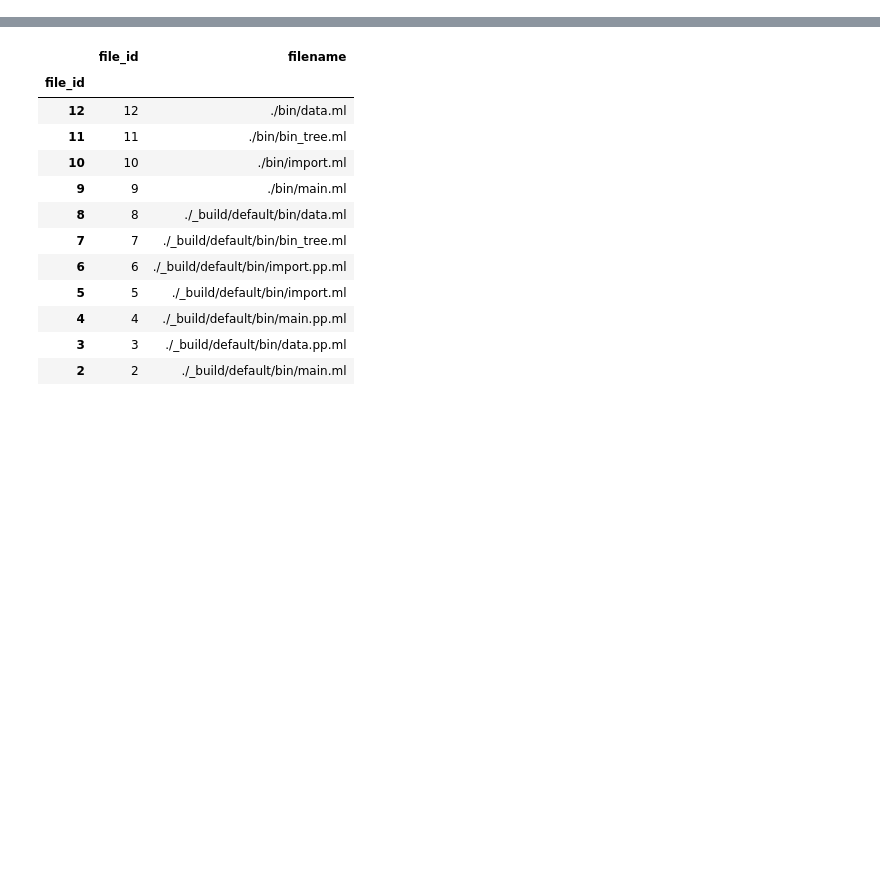
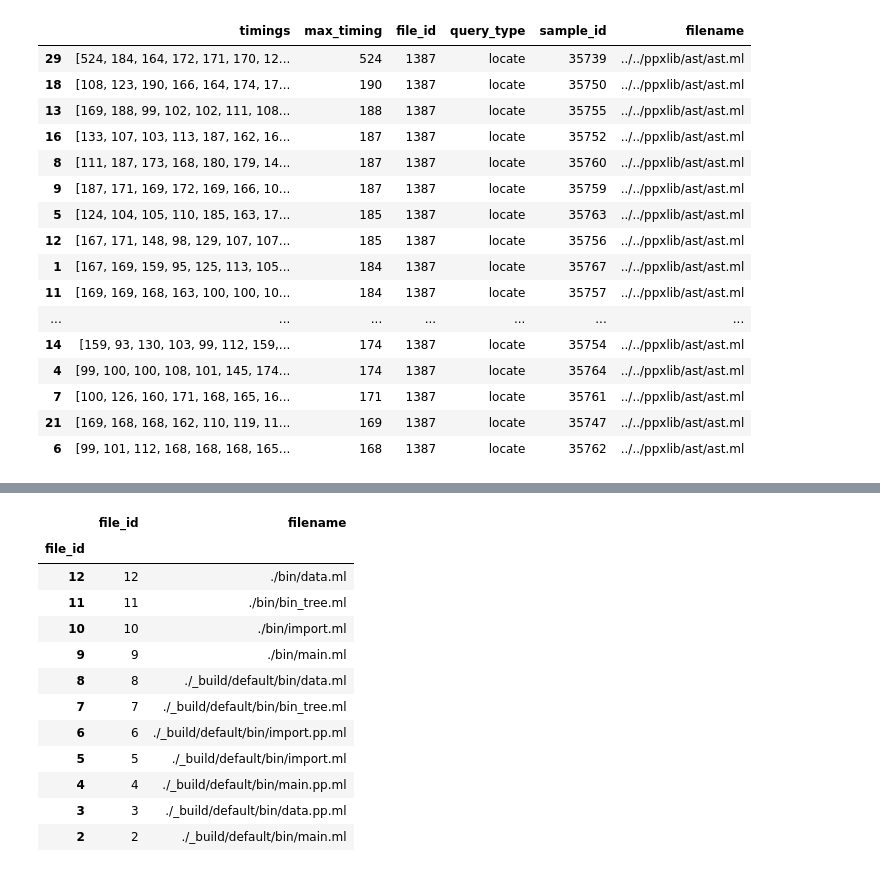
Before and after one commit to pitag-ha/merl-an, a Jupyter notebook: data/analysis.ipynb, the cells around one changed output, grey strips where cells are left out. Drawn from its saved outputs; the diff is of its cells as text; code cells hidden in the pictures; blank space fills up the shorter version.

```diff
--- a/data/analysis.ipynb
+++ b/data/analysis.ipynb
@@ -4,3 +5,10 @@ https://pandas.pydata.org/docs/user_guide/index.html
 # %%
 import pandas as pd
 #from IPython.display import display
+# %%
+project = "ppxlib/"
+timing_filename = project + "timing.json"
+files = project + "files.json"
+# %%
+files_frame = pd.read_json(files, lines = True)
+files_filtered = files_frame.query("not filename.str.startswith('../../ppxlib/_opam/') and not filename.str.startswith('../../ppxlib/_build/')")
@@ -11 +35,5 @@ for l in open("timing.result", "r") :
     json.loads(l)
+# %%
+timing = pd.read_json(timing_filename, lines = True)
+
+timing = pd.merge(timing, files_filtered, on = "file_id")
@@ -12 +57,21 @@ for l in open("timing.result", "r") :
+# %%
+ti.query('file_id == 1387')
+# %% [output]
+|  | timings | max_timing | file_id | query_type | sample_id | filename |
+| 29 | [524, 184, 164, 172, 171, 170, 12... | 524 | 1387 | locate | 35739 | ../../ppxlib/ast/ast.ml |
+| 18 | [108, 123, 190, 166, 164, 174, 17... | 190 | 1387 | locate | 35750 | ../../ppxlib/ast/ast.ml |
+| 13 | [169, 188, 99, 102, 102, 111, 108... | 188 | 1387 | locate | 35755 | ../../ppxlib/ast/ast.ml |
+| 16 | [133, 107, 103, 113, 187, 162, 16... | 187 | 1387 | locate | 35752 | ../../ppxlib/ast/ast.ml |
+| 8 | [111, 187, 173, 168, 180, 179, 14... | 187 | 1387 | locate | 35760 | ../../ppxlib/ast/ast.ml |
+| 9 | [187, 171, 169, 172, 169, 166, 10... | 187 | 1387 | locate | 35759 | ../../ppxlib/ast/ast.ml |
+| 5 | [124, 104, 105, 110, 185, 163, 17... | 185 | 1387 | locate | 35763 | ../../ppxlib/ast/ast.ml |
+| 12 | [167, 171, 148, 98, 129, 107, 107... | 185 | 1387 | locate | 35756 | ../../ppxlib/ast/ast.ml |
+| 1 | [167, 169, 159, 95, 125, 113, 105... | 184 | 1387 | locate | 35767 | ../../ppxlib/ast/ast.ml |
+| 11 | [169, 169, 168, 163, 100, 100, 10... | 184 | 1387 | locate | 35757 | ../../ppxlib/ast/ast.ml |
+| ... | ... | ... | ... | ... | ... | ... |
+| 14 | [159, 93, 130, 103, 99, 112, 159,... | 174 | 1387 | locate | 35754 | ../../ppxlib/ast/ast.ml |
+| 4 | [99, 100, 100, 108, 101, 145, 174... | 174 | 1387 | locate | 35764 | ../../ppxlib/ast/ast.ml |
+| 7 | [100, 126, 160, 171, 168, 165, 16... | 171 | 1387 | locate | 35761 | ../../ppxlib/ast/ast.ml |
+| 21 | [169, 168, 168, 162, 110, 119, 11... | 169 | 1387 | locate | 35747 | ../../ppxlib/ast/ast.ml |
+| 6 | [99, 101, 112, 168, 168, 168, 165... | 168 | 1387 | locate | 35762 | ../../ppxlib/ast/ast.ml |
 # %%
```
Also changed, not shown: parts of 7 cells of this notebook.
